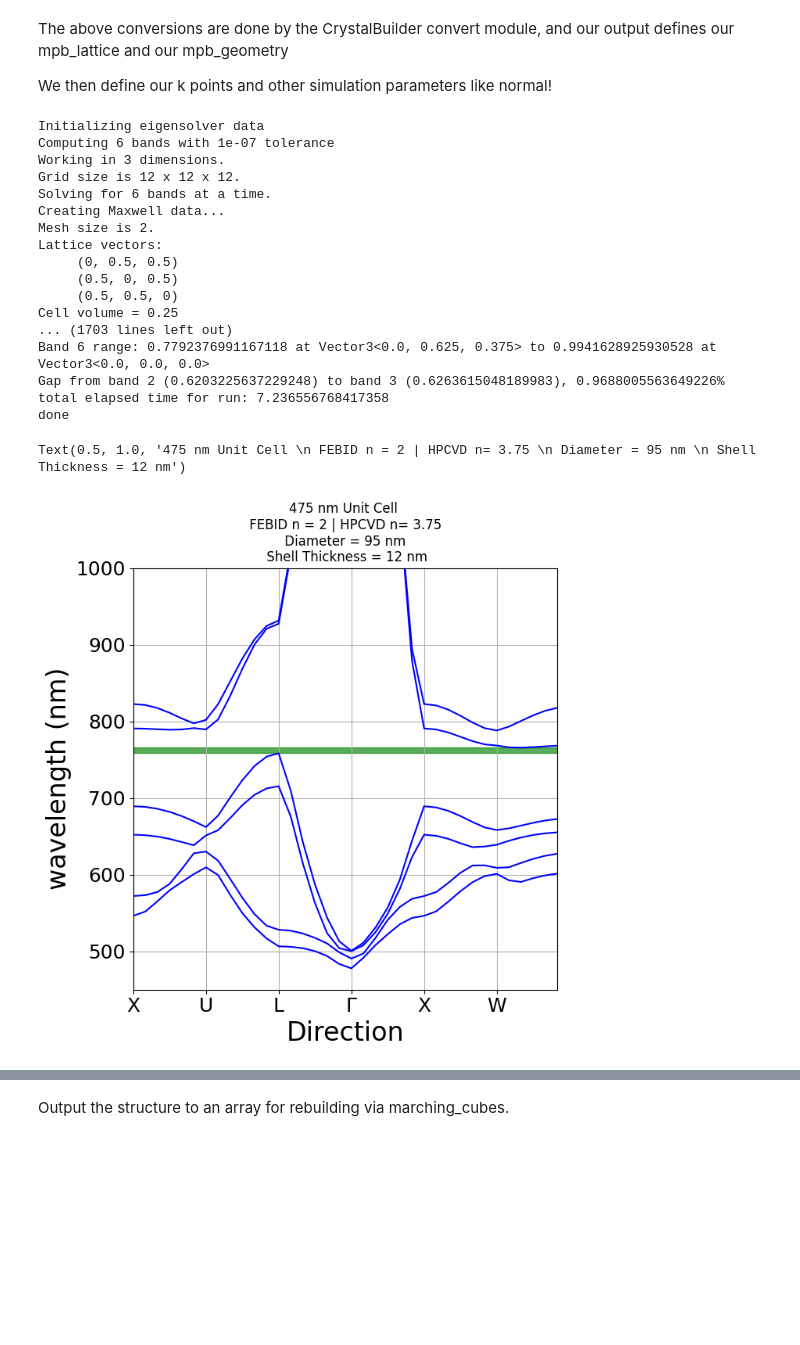
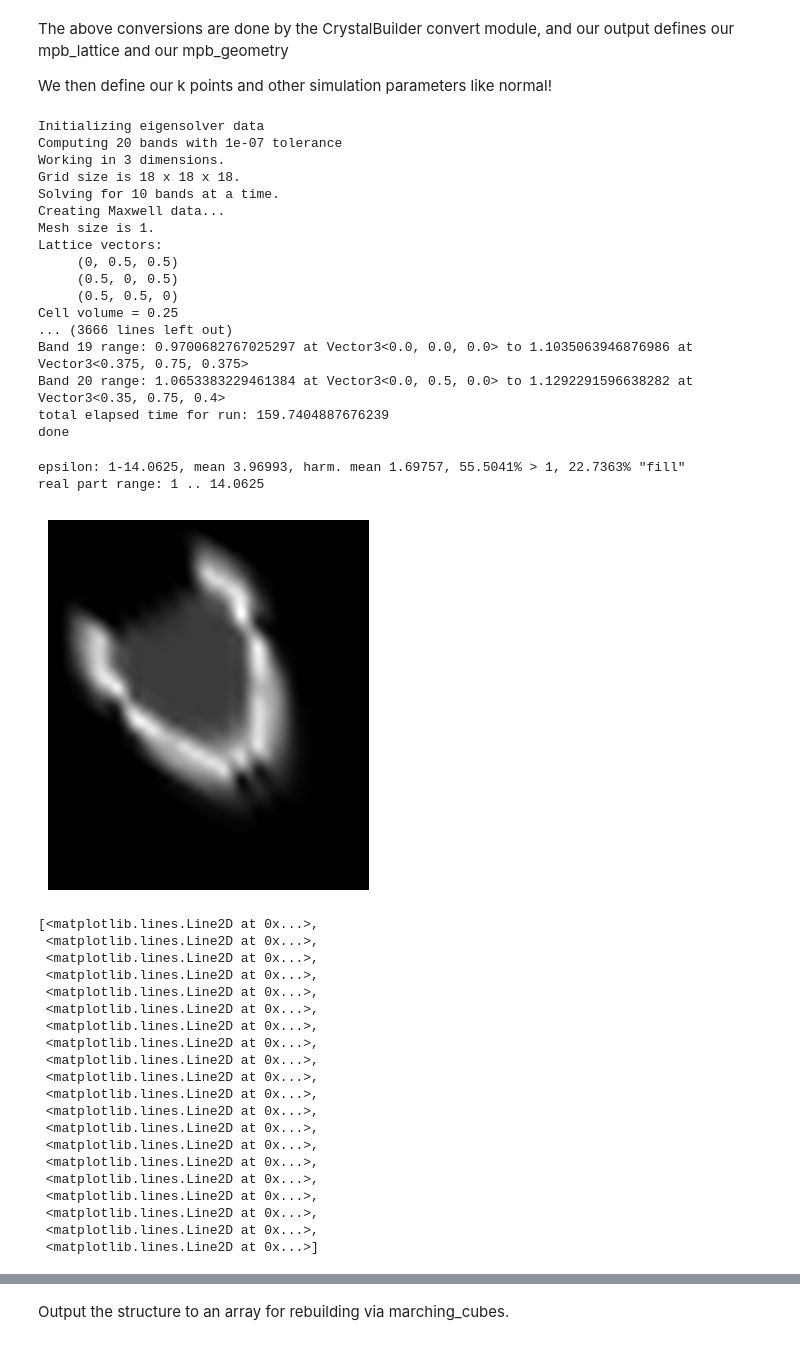
Before and after one commit to bhacha/crystalbuilder, a Jupyter notebook: examples/core_shell_diamond.ipynb, the cells around one changed output, grey strips where cells are left out. Saved outputs shown, nothing was run; the diff lists cells and outputs as text; code cells hidden in the pictures; blank space fills up the shorter version.

```diff
--- a/examples/core_shell_diamond.ipynb
+++ b/examples/core_shell_diamond.ipynb
@@ -14,7 +14,7 @@ a2 = [1, 0 ,1]
 a3 = [1, 1, 0]
 
 a_conv = 1
-a_mag = np.sqrt(.5*a_conv)
+a_mag = np.sqrt(.5)
 
 
 geo_lattice = lattice.Lattice(a1, a2, a3, magnitude = [a_mag, a_mag, a_mag])
@@ -43,7 +43,7 @@ diamond_points = [
 ]
 
 
-radius = .1
+radius = .12
 rel_diam = (radius*2)/a_conv
 cylinder_1 = geo.Cylinder.from_vertices([diamond_points[0], diamond_points[1]], radius=radius)
 cylinder_2 = geo.Cylinder.from_vertices([diamond_points[0], diamond_points[2]], radius=radius)
@@ -54,7 +54,7 @@ unit_cell = [cylinder_1, cylinder_2, cylinder_3, cylinder_4]
 # %% [markdown]
 We then use the same vertices to build the shell, by passing a different value for the radius. Right now, these structures will be independent. When we convert them to MPB objects, one will overwrite the other and form the core-shell structure.
 # %%
-shell_radius = .025
+shell_radius = .035
 rel_shell = (shell_radius/radius)
 full_radius = shell_radius+radius
 shell_1 = geo.Cylinder.from_vertices([diamond_points[0], diamond_points[1]], radius=full_radius)
@@ -116,13 +116,13 @@ vlist = [
     mp.Vector3(0.375, 0.75, 0.375)  # K
 ]
 k_corners = len(vlist)
-k_points = mp.interpolate(5, vlist)
+k_points = mp.interpolate(4, vlist)
 tick_labs = ['X', 'U', 'L', '$\Gamma$','X', 'W', 'K']
 
 
-resolution = 16  # use a 16x16x16 grid
-mesh_size = 2
-num_bands = 6
+resolution = 24  # use a 16x16x16 grid
+mesh_size = 1
+num_bands = 20
 
 ms = mpb.ModeSolver(
     geometry_lattice=mpb_lattice,
@@ -137,65 +137,89 @@ ms.optimize_grid_size=True
 ms.run()
 # %% [output]
 Initializing eigensolver data
-Computing 6 bands with 1e-07 tolerance
+Computing 20 bands with 1e-07 tolerance
 Working in 3 dimensions.
-Grid size is 12 x 12 x 12.
-Solving for 6 bands at a time.
+Grid size is 18 x 18 x 18.
+Solving for 10 bands at a time.
 Creating Maxwell data...
-Mesh size is 2.
+Mesh size is 1.
 Lattice vectors:
      (0, 0.5, 0.5)
      (0.5, 0, 0.5)
      (0.5, 0.5, 0)
 Cell volume = 0.25
-... (1703 lines left out)
-Band 6 range: 0.7792376991167118 at Vector3<0.0, 0.625, 0.375> to 0.9941628925930528 at Vector3<0.0, 0.0, 0.0>
-Gap from band 2 (0.6203225637229248) to band 3 (0.6263615048189983), 0.9688005563649226%
-total elapsed time for run: 7.236556768417358
+... (3666 lines left out)
+Band 19 range: 0.9700682767025297 at Vector3<0.0, 0.0, 0.0> to 1.1035063946876986 at Vector3<0.375, 0.75, 0.375>
+Band 20 range: 1.0653383229461384 at Vector3<0.0, 0.5, 0.0> to 1.1292291596638282 at Vector3<0.35, 0.75, 0.4>
+total elapsed time for run: 159.7404887676239
 done
 # %%
-### Plotting Dielectric Map ###
-# plt.figure()
-# md = mpb.MPBData(rectify=True, periods=7, resolution=64)
-# eps = ms.get_epsilon()
-# converted_eps = md.convert(eps)
-# layer_slice = 22
-# plt.imshow(converted_eps[:,:, layer_slice], interpolation='spline36', cmap='binary_r')
-# plt.axis('off')
-# plt.show()
+## Plotting Dielectric Map ###
+plt.figure()
+md = mpb.MPBData(rectify=True, periods=1, resolution=64)
+eps = ms.get_epsilon()
+converted_eps = md.convert(eps)
+layer_slice = 10
+plt.imshow(converted_eps[:,:, layer_slice], interpolation='spline36', cmap='binary_r')
+plt.axis('off')
+plt.show()
 
 
-unit_cell = 475
+unit_cell = 400
 
 ### Plotting Band Structure ###
 crysfreqs = ms.all_freqs
 nonzero_freqs = np.where(crysfreqs > 0, crysfreqs, .01)
 crysfreqs_scaled = (((unit_cell/1000)/nonzero_freqs)*1000)
 
 freqlims = np.array([.6202, .6263])
 wllims = (((unit_cell/1000)/freqlims)*1000)
 
 x = range(len(crysfreqs))
 figgy = plt.figure(figsize=(7,7))
 plt.plot(x,crysfreqs_scaled, color='blue');
 plt.fill_between(x, wllims[1], wllims[0], color='green', alpha=.65)
 points_in_between = (len(crysfreqs)-1) / (k_corners-1)
 tick_locs = [i*points_in_between for i in range(k_corners)]
 
 plt.xticks(tick_locs,tick_labs, size=18)
 plt.xlabel("Direction", size=24)
 
 plt.ylabel('wavelength (nm)', size=24)
 plt.yticks(size=18)
 
-plt.ylim((450,1000))
+plt.ylim((450,1100))
 plt.xlim(0,35)
 
 plt.grid(True)
 figax = plt.gca()
 
 plt.title(f"{unit_cell} nm Unit Cell \n FEBID n = {febid_n} | HPCVD n= {si_n} \n Diameter = {rel_diam*unit_cell:.0f} nm \n Shell Thickness = {rel_shell * (rel_diam*unit_cell/2):.0f} nm")
 # plt.savefig("DiamondCoreShell-Unitless.png")
+
+plt.figure()
+plt.plot(x, crysfreqs, color='blue')
 # %% [output]
-Text(0.5, 1.0, '475 nm Unit Cell \n FEBID n = 2 | HPCVD n= 3.75 \n Diameter = 95 nm \n Shell Thickness = 12 nm')
+epsilon: 1-14.0625, mean 3.96993, harm. mean 1.69757, 55.5041% > 1, 22.7363% "fill"
+real part range: 1 .. 14.0625
-[figure, old version]
+[figure, new version]
+[<matplotlib.lines.Line2D at 0x...>,
+ <matplotlib.lines.Line2D at 0x...>,
+ <matplotlib.lines.Line2D at 0x...>,
+ <matplotlib.lines.Line2D at 0x...>,
+ <matplotlib.lines.Line2D at 0x...>,
+ <matplotlib.lines.Line2D at 0x...>,
+ <matplotlib.lines.Line2D at 0x...>,
+ <matplotlib.lines.Line2D at 0x...>,
+ <matplotlib.lines.Line2D at 0x...>,
+ <matplotlib.lines.Line2D at 0x...>,
+ <matplotlib.lines.Line2D at 0x...>,
+ <matplotlib.lines.Line2D at 0x...>,
+ <matplotlib.lines.Line2D at 0x...>,
+ <matplotlib.lines.Line2D at 0x...>,
+ <matplotlib.lines.Line2D at 0x...>,
+ <matplotlib.lines.Line2D at 0x...>,
+ <matplotlib.lines.Line2D at 0x...>,
+ <matplotlib.lines.Line2D at 0x...>,
+ <matplotlib.lines.Line2D at 0x...>,
+ <matplotlib.lines.Line2D at 0x...>]
```
Also changed, not shown: parts of 1 cell of this notebook.
